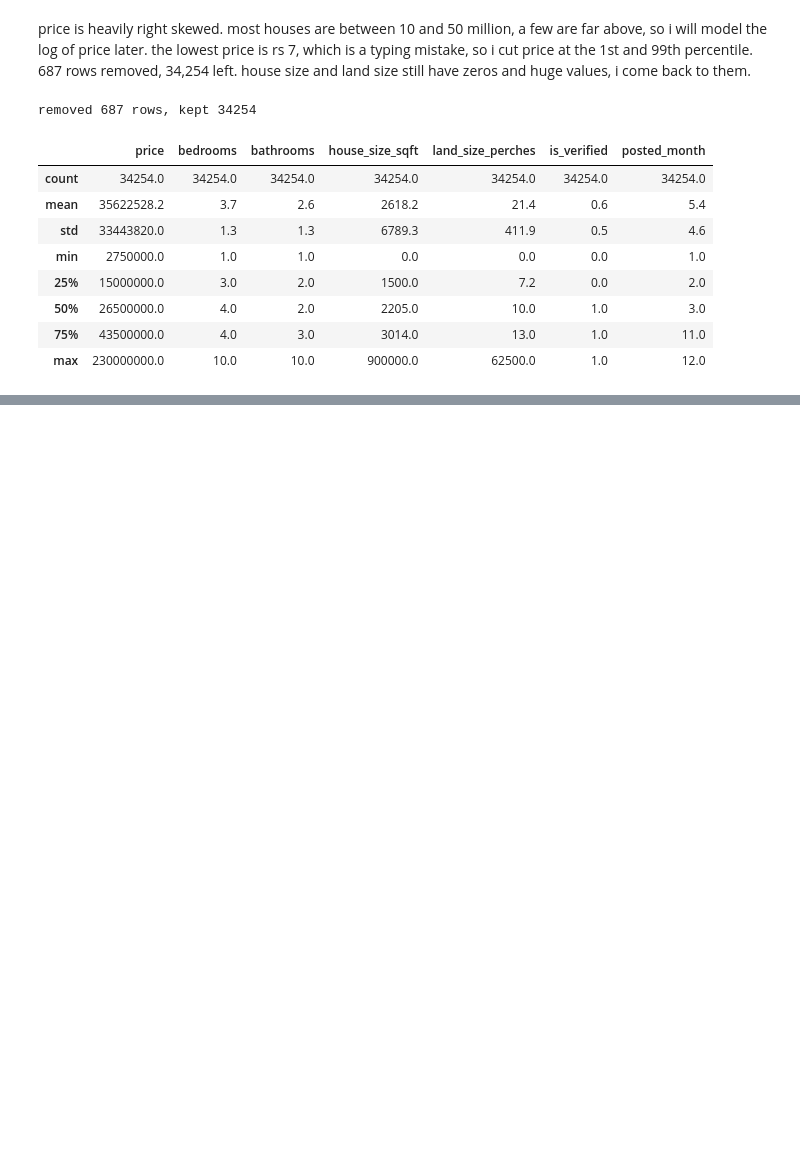
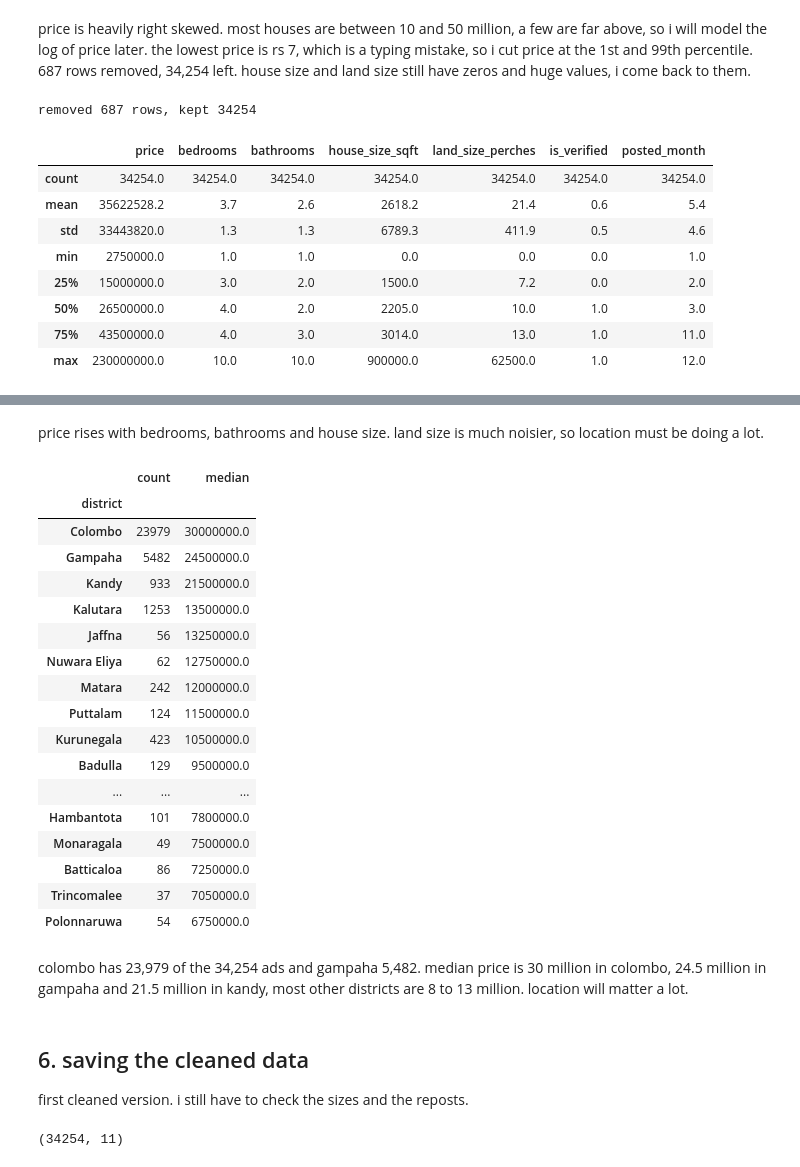
Before and after one commit to dsameendra/lk-ensemble-lab, a Jupyter notebook: notebooks/eda.ipynb, the cells around one changed output, grey strips where cells are left out. Drawn from its saved outputs; the diff is of its cells as text; code cells hidden in the pictures; blank space fills up the shorter version.

```diff
--- a/notebooks/eda.ipynb
+++ b/notebooks/eda.ipynb
@@ -174,0 +192,36 @@ df.describe().round(1)
+# %% [markdown]
+price rises with bedrooms, bathrooms and house size. land size is much noisier, so location must be doing a lot.
+# %%
+district_price = df.groupby('district')['price'].agg(['count', 'median']).sort_values('median', ascending=False)
+district_price[district_price['count'] >= 30].round(0)
+# %% [output]
+|  | count | median |
+| district |  |  |
+| Colombo | 23979 | 30000000.0 |
+| Gampaha | 5482 | 24500000.0 |
+| Kandy | 933 | 21500000.0 |
+| Kalutara | 1253 | 13500000.0 |
+| Jaffna | 56 | 13250000.0 |
+| Nuwara Eliya | 62 | 12750000.0 |
+| Matara | 242 | 12000000.0 |
+| Puttalam | 124 | 11500000.0 |
+| Kurunegala | 423 | 10500000.0 |
+| Badulla | 129 | 9500000.0 |
+| ... | ... | ... |
+| Hambantota | 101 | 7800000.0 |
+| Monaragala | 49 | 7500000.0 |
+| Batticaloa | 86 | 7250000.0 |
+| Trincomalee | 37 | 7050000.0 |
+| Polonnaruwa | 54 | 6750000.0 |
+# %% [markdown]
+colombo has 23,979 of the 34,254 ads and gampaha 5,482. median price is 30 million in colombo, 24.5 million in gampaha and 21.5 million in kandy, most other districts are 8 to 13 million. location will matter a lot.
+# %% [markdown]
+## 6. saving the cleaned data
+
+first cleaned version. i still have to check the sizes and the reposts.
+# %%
+os.makedirs('../data/processed', exist_ok=True)
+df.to_csv('../data/processed/houses_clean.csv', index=False)
+print(df.shape)
+# %% [output]
+(34254, 11)
```
Also changed, not shown: parts of 2 cells of this notebook, 1 other file.
